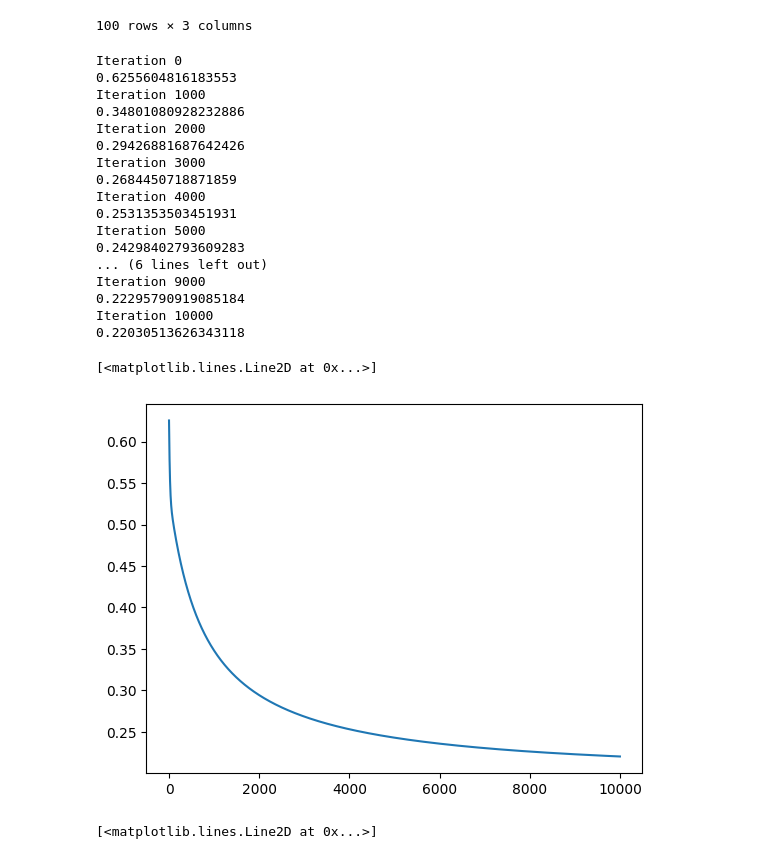
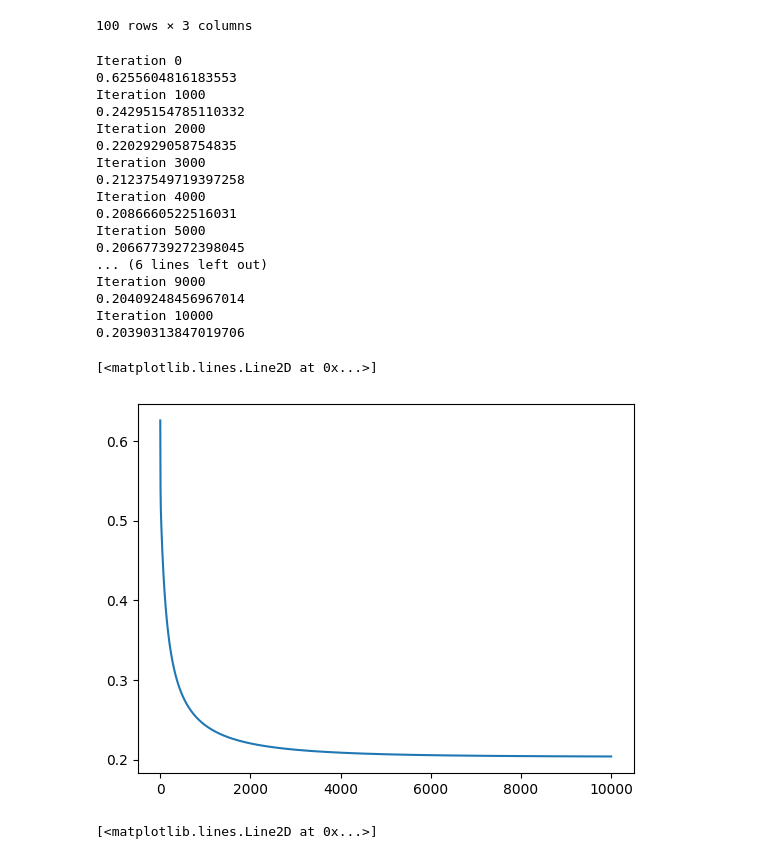
Before and after one commit to YasinVeliyev/Tech-Academy-Data-Science, a Jupyter notebook: Tapşırıq-6/Python/main.ipynb, the cells around one changed output. Drawn from its saved outputs; the diff is of its cells as text; code cells hidden in the pictures.

```diff
--- a/Tapşırıq-6/Python/main.ipynb
+++ b/Tapşırıq-6/Python/main.ipynb
@@ -61,45 +65,45 @@ def sigmoid(X,W):
     return 1/(1+np.e**-z)
 Z=sigmoid(X,W)
 # %%
-def gradientDescent(X,Y,W,alpha=0.1,iteration=10_000):
+def gradientDescent(X,Y,W,alpha=0.5,iteration=10_000):
     costH=[]
     for i in range(iteration+1):
 
         H=sigmoid(X,W)
         g = np.dot(X.T,H-Y)/len(Y)
         W=W-alpha*g
 
         J = (-Y*np.log(H)-(1-Y)*np.log(1-H)).mean()
         costH.append(J)
 
         if i%1000==0:
             print(f"Iteration {i}")
             print(J)
     return costH,W
 
 costH,Wn = gradientDescent(X,Y,W.copy())
 
 plt.plot(costH)
 # %% [output]
 Iteration 0
 0.6255604816183553
 Iteration 1000
-0.34801080928232886
+0.24295154785110332
 Iteration 2000
-0.29426881687642426
+0.2202929058754835
 Iteration 3000
-0.2684450718871859
+0.21237549719397258
 Iteration 4000
-0.2531353503451931
+0.2086660522516031
 Iteration 5000
-0.24298402793609283
+0.20667739272398045
 ... (6 lines left out)
 Iteration 9000
-0.22295790919085184
+0.20409248456967014
 Iteration 10000
-0.22030513626343118
+0.20390313847019706
 [<matplotlib.lines.Line2D at 0x...>]
-[figure, old version]
+[figure, new version]
 # %%
 plt.ylabel("Exam_2")
 plt.xlabel("Exam_1")
```
Also changed, not shown: parts of 7 cells of this notebook, 6 other files.
